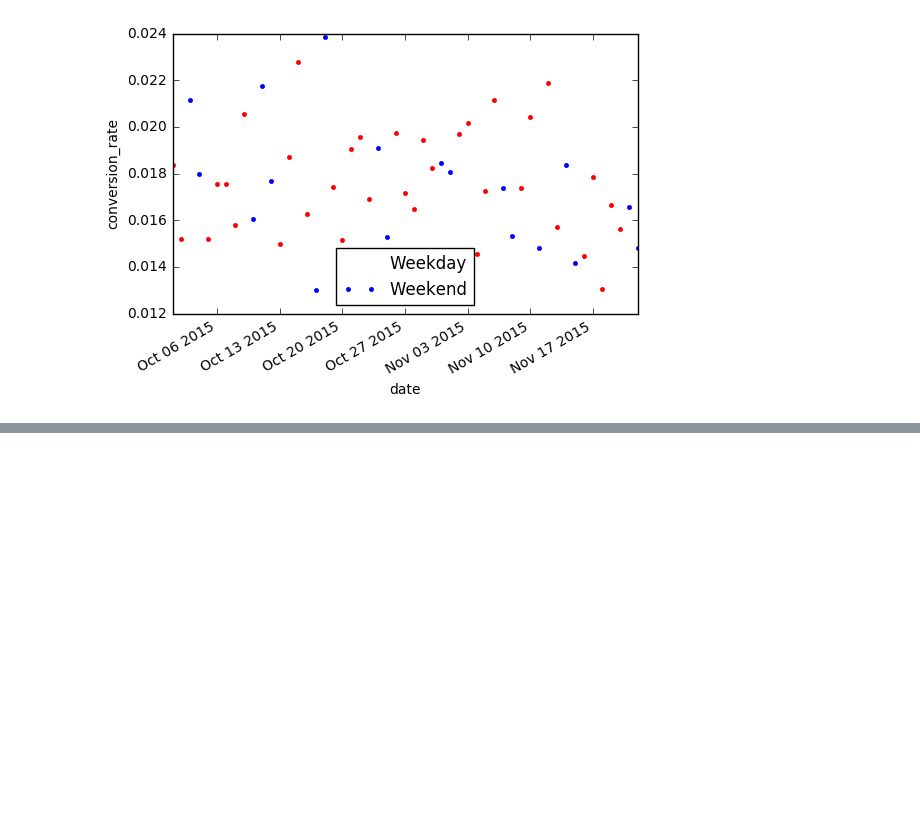
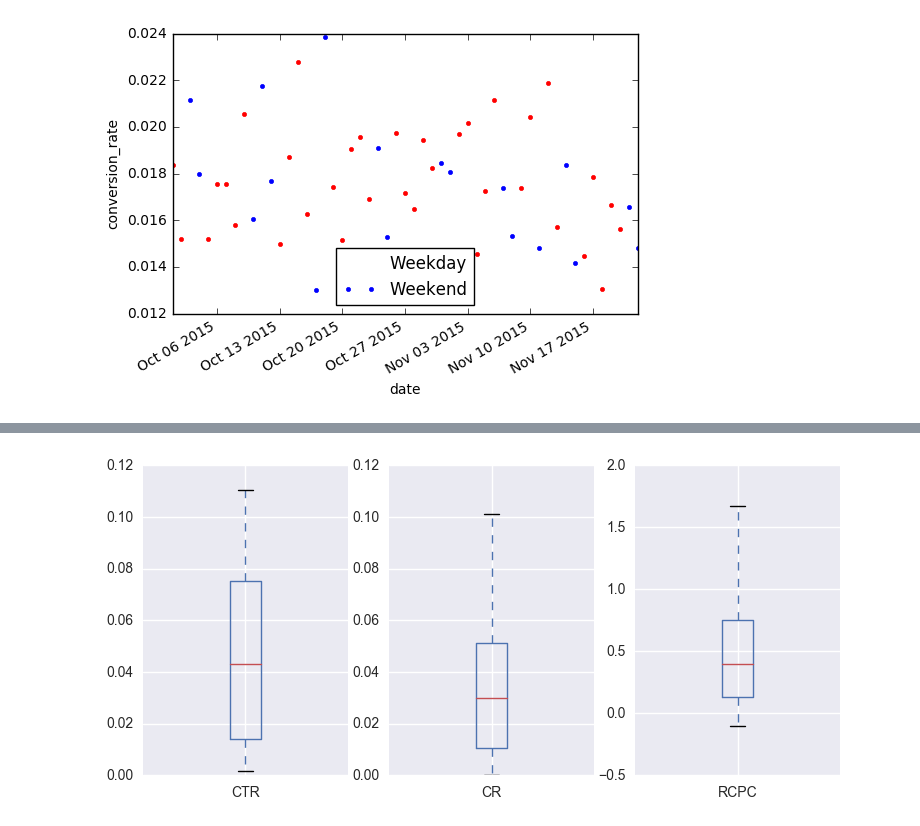
Before and after one commit to pappakrishnan/Ads-Analysis, a Jupyter notebook: Ads Analysis.ipynb, the cells around one changed output, grey strips where cells are left out. Drawn from its saved outputs; the diff is of its cells as text; code cells hidden in the pictures; blank space fills up the shorter version.

```diff
--- a/Ads Analysis.ipynb
+++ b/Ads Analysis.ipynb
@@ -629,0 +709,8 @@ Parameters required for calculating p-value and 1-power:
+# %%
+fig, axes = plt.subplots(1, 3, figsize=(9,4))
+dd[['CTR']].plot.box(ax = axes[0])
+dd[['CR']].plot.box(ax = axes[1])
+dd[['RCPC']].plot.box(ax = axes[2])
+plt.show()
+# %% [output]
+[figure, added]
```
Also changed, not shown: parts of 111 cells of this notebook.
